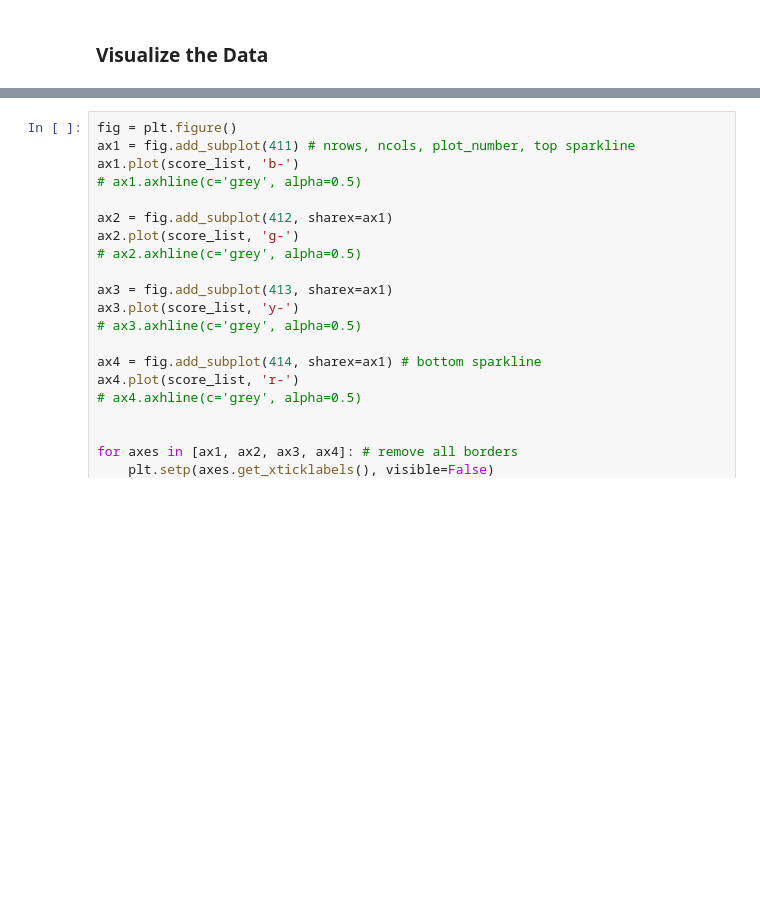
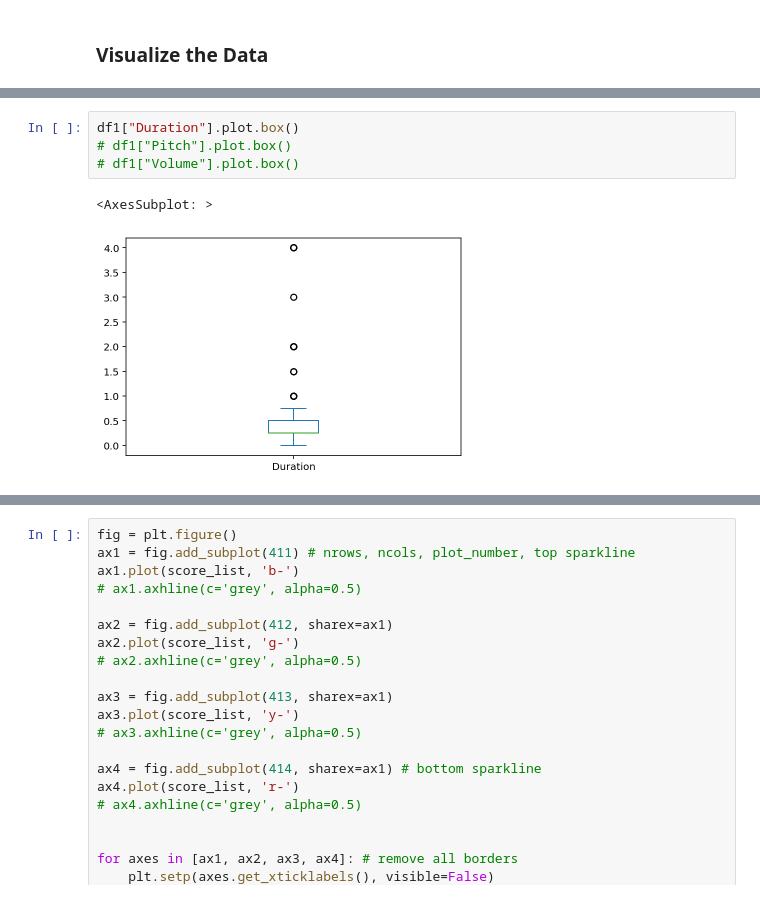
Before and after one commit to taylorakin17/music-visualizer, a Jupyter notebook: src/mxlExploration.ipynb, the cells around one changed output, grey strips where cells are left out. Cells and saved outputs as stored; diff of their text form; blank space fills up the shorter version.

```diff
--- a/src/mxlExploration.ipynb
+++ b/src/mxlExploration.ipynb
@@ -146,0 +166,7 @@ data = data - np.mean(data)
+# %%
+df1["Duration"].plot.box()
+# df1["Pitch"].plot.box()
+# df1["Volume"].plot.box()
+# %% [output]
+<AxesSubplot: >
+[figure, added]
```
Also changed, not shown: parts of 8 cells of this notebook.
